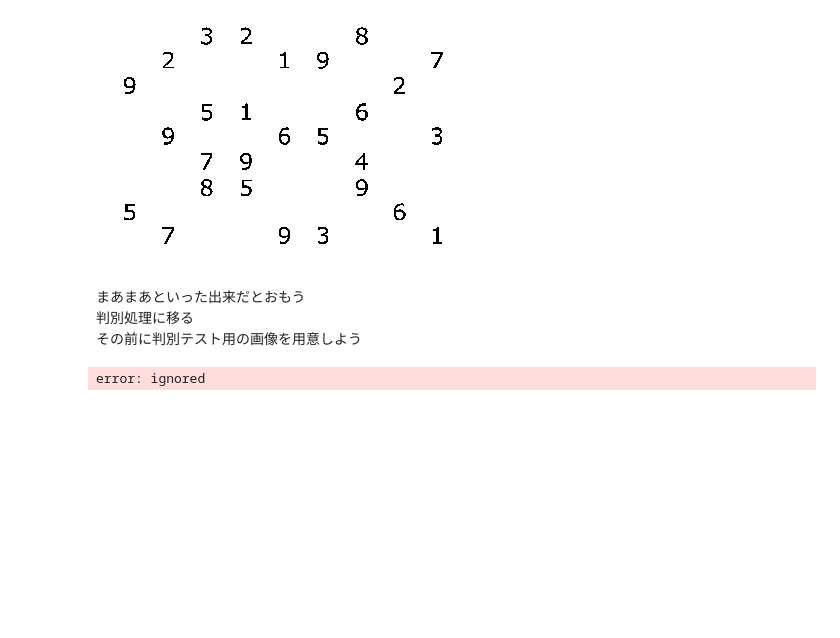
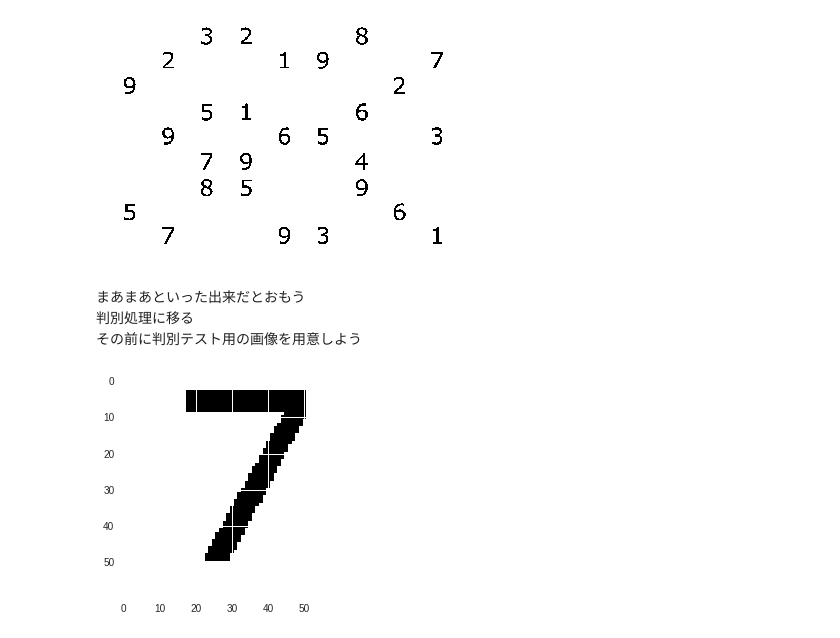
Before and after one commit to aichizokkoku/sudoku, a Jupyter notebook: roop_check.ipynb, the cells around one changed output. Saved outputs shown, nothing was run; the diff lists cells and outputs as text; code cells hidden in the pictures; blank space fills up the shorter version.

```diff
--- a/roop_check.ipynb
+++ b/roop_check.ipynb
@@ -125,38 +125,40 @@ import matplotlib.pyplot as plt
 
 img = cv2.imread("sudoku.png")
 
+height, width = img.shape[:2]
+#width: 1236
+#height: 1242
 
 gray = cv2.cvtColor(img, cv2.COLOR_BGR2GRAY)
 
 cnts = cv2.findContours(gray, cv2.RETR_EXTERNAL, cv2.CHAIN_APPROX_SIMPLE)[1]
 
 for pt in cnts:
   x, y, w, h = cv2.boundingRect(pt)
   #print(x, y, w, h)
   #cv2.rectangle(img, (x, y), (x+w, y+h), (0, 255, 0), 30)
 
 imgC = img[x+25:h-25, y+25:w-25]
 imgDATA = cv2.resize(imgC, (900, 900))
 
-y = 2
-x = 9
-
 #ここが変数になる
-contoursY1 = y * 100
-contoursY2 = contoursY1 + 100
-contoursX1 = x * 100
-contoursX2 = contoursX1 + 100
+contoursY1 = 100
+contoursY2 = 200
+contoursX1 = 800
+contoursX2 = 900
 #ここが幅のパラメーター
 contours = 20
 
+
 img29 = imgDATA[contoursY1 + 5 + contours:contoursY2 + 5 - contours,
                 contoursX1 + 2 + contours:contoursX2 + 2 - contours]
+
 
 #二値化
 img29 = cv2.threshold(img29,180,255,cv2.THRESH_BINARY)[1]
 
 #plt.axis("off")
 plt.imshow(cv2.cvtColor(img29, cv2.COLOR_BGR2RGB))
 plt.show()
 # %% [output]
-error: ignored
+[figure, added]
```
Also changed, not shown: parts of 5 cells of this notebook.
